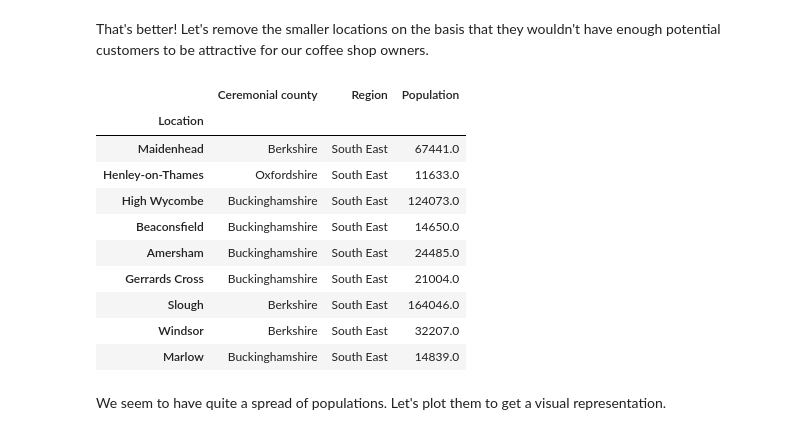
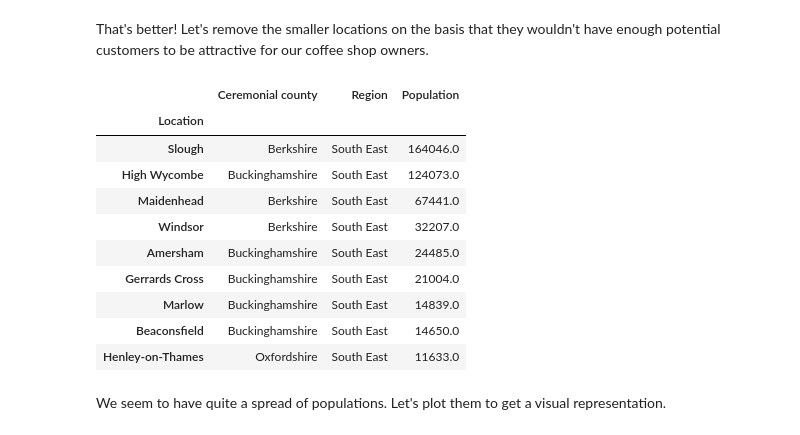
Before and after one commit to benmorgan-sidehustle/Coursera_Capstone, a Jupyter notebook: Coursera IBM Capstone Project.ipynb, the cells around one changed output. Drawn from its saved outputs; the diff is of its cells as text; code cells hidden in the pictures.

```diff
--- a/Coursera IBM Capstone Project.ipynb
+++ b/Coursera IBM Capstone Project.ipynb
@@ -158,19 +164,20 @@ candidate_with_populations
 That's better! Let's remove the smaller locations on the basis that they wouldn't have enough potential customers to be attractive for our coffee shop owners.
 # %%
 candidate_with_populations = candidate_with_populations.dropna()
+candidate_with_populations = candidate_with_populations.sort_values( by = "Population" , ascending = False )
 candidate_with_populations
 # %% [output]
 |  | Ceremonial county | Region | Population |
 | Location |  |  |  |
+| Slough | Berkshire | South East | 164046.0 |
+| High Wycombe | Buckinghamshire | South East | 124073.0 |
 | Maidenhead | Berkshire | South East | 67441.0 |
-| Henley-on-Thames | Oxfordshire | South East | 11633.0 |
-| High Wycombe | Buckinghamshire | South East | 124073.0 |
-| Beaconsfield | Buckinghamshire | South East | 14650.0 |
+| Windsor | Berkshire | South East | 32207.0 |
 | Amersham | Buckinghamshire | South East | 24485.0 |
 | Gerrards Cross | Buckinghamshire | South East | 21004.0 |
-| Slough | Berkshire | South East | 164046.0 |
-| Windsor | Berkshire | South East | 32207.0 |
 | Marlow | Buckinghamshire | South East | 14839.0 |
+| Beaconsfield | Buckinghamshire | South East | 14650.0 |
+| Henley-on-Thames | Oxfordshire | South East | 11633.0 |
 # %% [markdown]
 We seem to have quite a spread of populations. Let's plot them to get a visual representation.
 # %%
```
Also changed, not shown: parts of 7 cells of this notebook.
